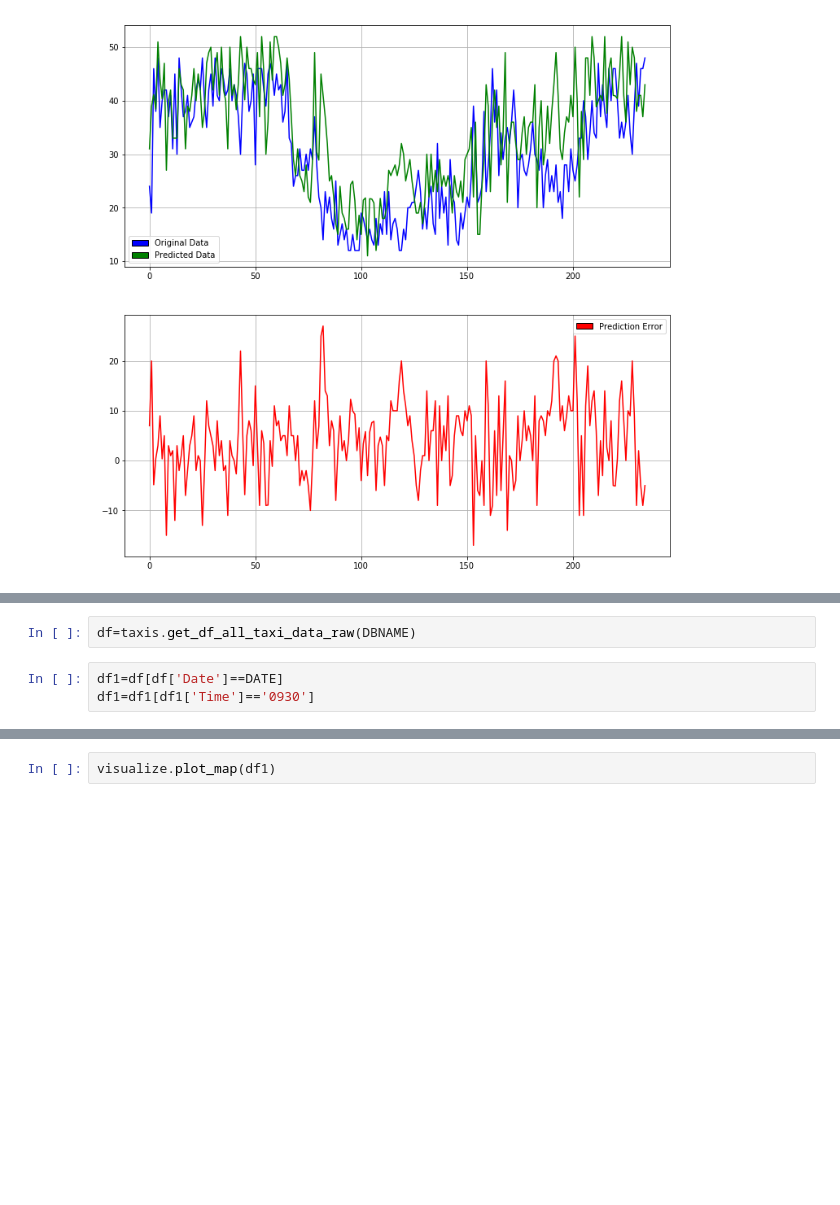
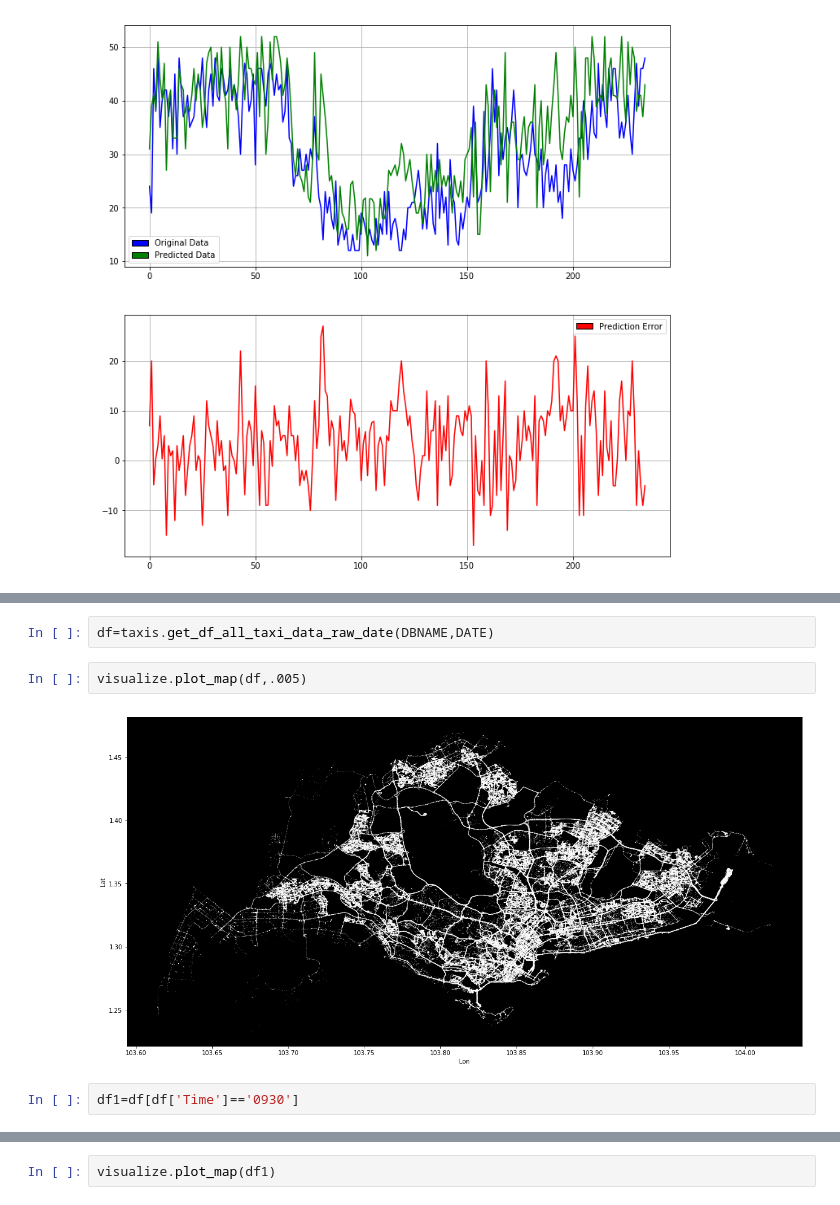
Before and after one commit to hari-allamraju/sg-taxidata, a Jupyter notebook: notebooks/API testing.ipynb, the cells around one changed output, grey strips where cells are left out. Drawn from its saved outputs; the diff is of its cells as text; blank space fills up the shorter version.

Commit message:
improved map plot

```diff
--- a/notebooks/API testing.ipynb
+++ b/notebooks/API testing.ipynb
@@ -164,8 +164,11 @@ visualize.plot_model(Xt,yt,ab)
 # %%
-df=taxis.get_df_all_taxi_data_raw(DBNAME)
+df=taxis.get_df_all_taxi_data_raw_date(DBNAME,DATE)
+# %%
+visualize.plot_map(df,.005)
+# %% [output]
+[figure, added]
 # %%
-df1=df[df['Date']==DATE]
-df1=df1[df1['Time']=='0930']
+df1=df[df['Time']=='0930']
 # %%
 df1.head()
 # %% [output]
```
Also changed, not shown: parts of 5 cells of this notebook, 4 other files.
